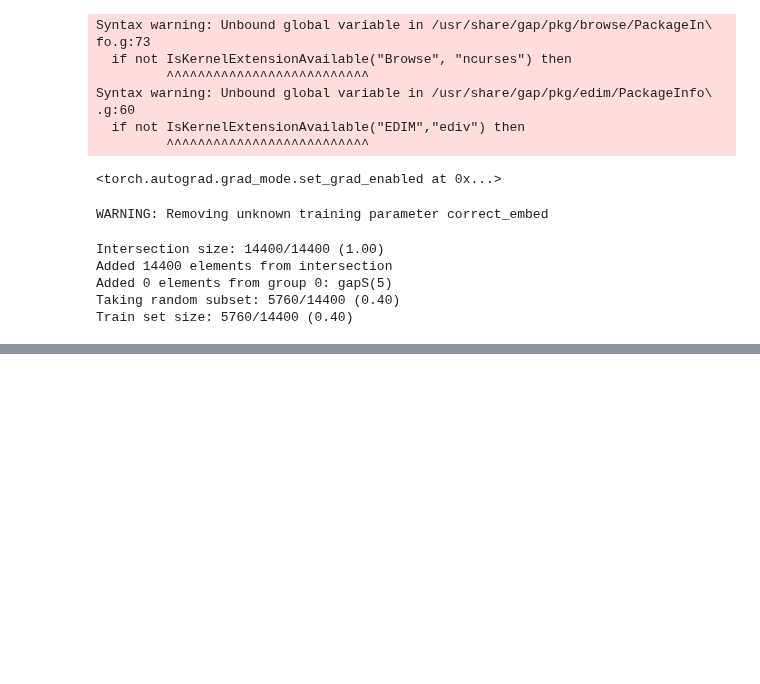
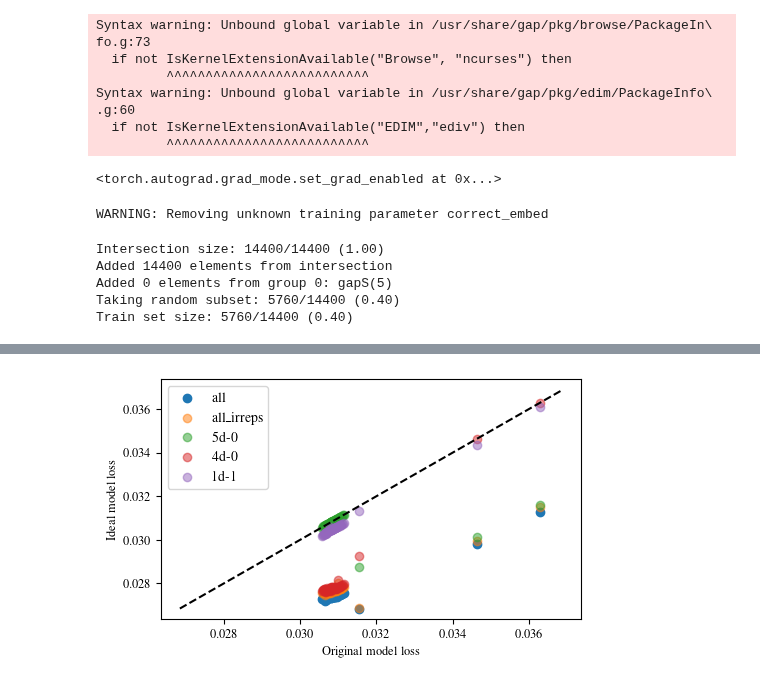
Before and after one commit to LouisYRYJ/Finite-groups, a Jupyter notebook: notebooks/orig_vs_ideal_loss.ipynb, the cells around one changed output, grey strips where cells are left out. Saved outputs shown, nothing was run; the diff lists cells and outputs as text; code cells hidden in the pictures; blank space fills up the shorter version.

```diff
--- a/notebooks/orig_vs_ideal_loss.ipynb
+++ b/notebooks/orig_vs_ideal_loss.ipynb
@@ -123,0 +141,46 @@ plt.show()
+# %%
+irrep_swap_models = dict()
+for irrep in ['all_irreps', '1d-0', '4d-1', '5d-0']:
+    irrep_swap_models[irrep] = copy.deepcopy(models)
+    for i in range(100):
+        if irrep == 'all_irreps':
+            idxs = list(set(sum(irrep_idxs[i].values(), [])))
+        else:
+            idxs = irrep_idxs[i][irrep]
+        # print((irrep_swap_models[irrep].embedding_left[i,:,idxs] - ideal_models.embedding_left.data[i,:,idxs]).norm())
+        irrep_swap_models[irrep].embedding_left.data[i,:,idxs] = ideal_models.embedding_left.data[i,:,idxs].clone()
+        irrep_swap_models[irrep].embedding_right.data[i,:,idxs] = ideal_models.embedding_right.data[i,:,idxs].clone()
+        irrep_swap_models[irrep].unembedding.data[i,idxs] = ideal_models.unembedding.data[i,idxs].clone()
+# %%
+irrep_swap_loss = {name: test_loss(model, data) for name, model in irrep_swap_models.items()}
+# %%
+# Paper uses different irrep names than code :(
+irrep_swap_loss['4d-0'] = irrep_swap_loss['4d-1']
+del irrep_swap_loss['4d-1']
+irrep_swap_loss['1d-1'] = irrep_swap_loss['1d-0']
+del irrep_swap_loss['1d-0']
+# %%
+plt.rc('font', family='serif', serif='Times')
+plt.rc('text', usetex=True)
+plt.rc('xtick', labelsize=9)
+plt.rc('ytick', labelsize=9)
+plt.rc('axes', labelsize=9)
+
+width = 5
+height = 3
+fig, ax = plt.subplots()
+fig.subplots_adjust(left=.15, bottom=.17, right=.99, top=.97)
+
+irrep_swap_loss_good = {name: [irrep_swap_loss[name]['G0_loss'][i] for i in range(len(models)) if i not in avar_bad and i not in irrep_bad] for name in irrep_swap_loss}
+plt.scatter(orig_loss_good, ideal_loss_good, label='all')
+for name in irrep_swap_loss:
+    plt.scatter(orig_loss_good, irrep_swap_loss_good[name], label=name, alpha=0.5)
+plt.plot(np.arange(min(ideal_loss_good), max(orig_loss_good)+0.001, 0.001), np.arange(min(ideal_loss_good), max(orig_loss_good)+0.001, 0.001), 'k', linestyle='--')
+plt.xlabel('Original model loss')
+plt.ylabel('Ideal model loss')
+fig.set_size_inches(width, height)
+plt.legend()
+fig.savefig('../figs/loss_swap_irrep_S5.pdf')
+plt.show()
+# %% [output]
+[figure, added]
```
Also changed, not shown: parts of 6 cells of this notebook, 1 other file.
